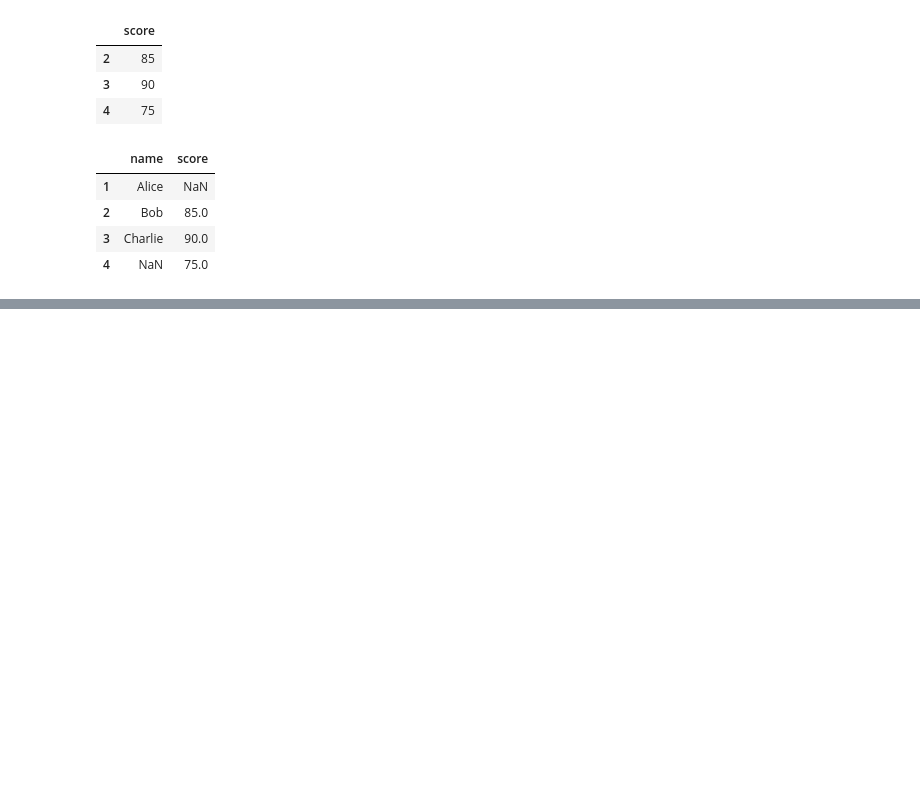
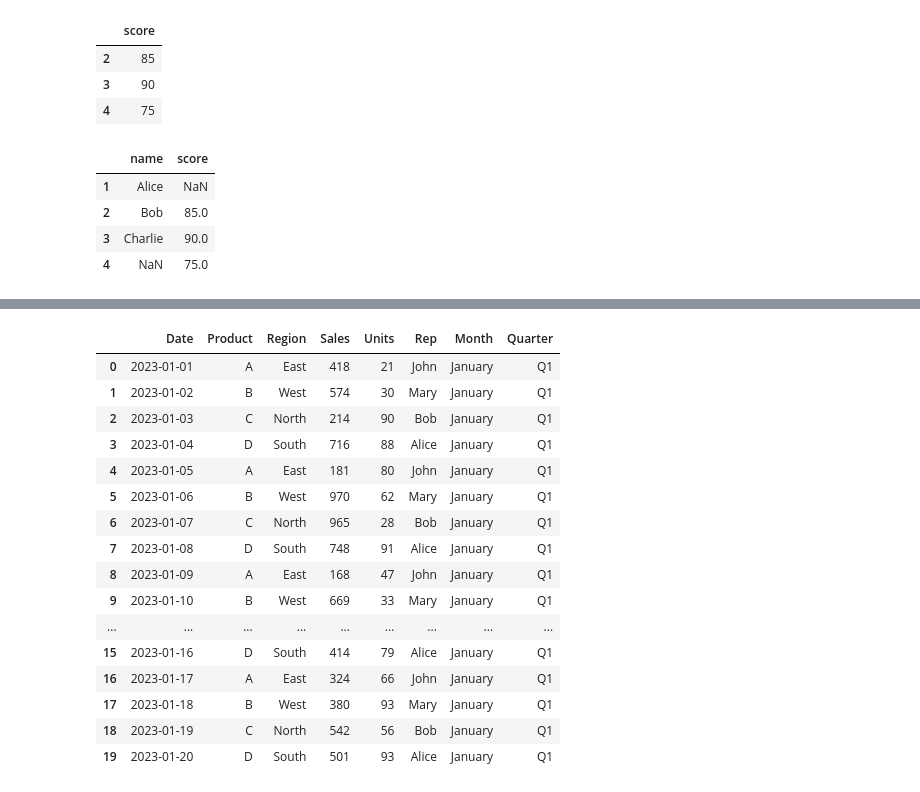
Before and after one commit to Sandeep4118/colab-project, a Jupyter notebook: pandas.ipynb, the cells around one changed output, grey strips where cells are left out. Drawn from its saved outputs; the diff is of its cells as text; code cells hidden in the pictures; blank space fills up the shorter version.

```diff
--- a/pandas.ipynb
+++ b/pandas.ipynb
@@ -547,0 +634,35 @@ df1.join(df2,how='outer')
+# %%
+data = {
+    'Date': pd.date_range('2023-01-01', periods=20),
+    'Product': ['A', 'B', 'C', 'D'] * 5,
+    'Region': ['East', 'West', 'North', 'South', 'East', 'West', 'North', 'South', 'East', 'West',
+               'North', 'South', 'East', 'West', 'North', 'South', 'East', 'West', 'North', 'South'],
+    'Sales': np.random.randint(100, 1000, 20),
+    'Units': np.random.randint(10, 100, 20),
+    'Rep': ['John', 'Mary', 'Bob', 'Alice', 'John', 'Mary', 'Bob', 'Alice', 'John', 'Mary',
+            'Bob', 'Alice', 'John', 'Mary', 'Bob', 'Alice', 'John', 'Mary', 'Bob', 'Alice']
+}
+
+df = pd.DataFrame(data)
+
+df['Month'] = df['Date'].dt.month_name()
+df['Quarter'] = 'Q' + df['Date'].dt.quarter.astype(str)
+df
+# %% [output]
+|  | Date | Product | Region | Sales | Units | Rep | Month | Quarter |
+| 0 | 2023-01-01 | A | East | 418 | 21 | John | January | Q1 |
+| 1 | 2023-01-02 | B | West | 574 | 30 | Mary | January | Q1 |
+| 2 | 2023-01-03 | C | North | 214 | 90 | Bob | January | Q1 |
+| 3 | 2023-01-04 | D | South | 716 | 88 | Alice | January | Q1 |
+| 4 | 2023-01-05 | A | East | 181 | 80 | John | January | Q1 |
+| 5 | 2023-01-06 | B | West | 970 | 62 | Mary | January | Q1 |
+| 6 | 2023-01-07 | C | North | 965 | 28 | Bob | January | Q1 |
+| 7 | 2023-01-08 | D | South | 748 | 91 | Alice | January | Q1 |
+| 8 | 2023-01-09 | A | East | 168 | 47 | John | January | Q1 |
+| 9 | 2023-01-10 | B | West | 669 | 33 | Mary | January | Q1 |
+| ... | ... | ... | ... | ... | ... | ... | ... | ... |
+| 15 | 2023-01-16 | D | South | 414 | 79 | Alice | January | Q1 |
+| 16 | 2023-01-17 | A | East | 324 | 66 | John | January | Q1 |
+| 17 | 2023-01-18 | B | West | 380 | 93 | Mary | January | Q1 |
+| 18 | 2023-01-19 | C | North | 542 | 56 | Bob | January | Q1 |
+| 19 | 2023-01-20 | D | South | 501 | 93 | Alice | January | Q1 |
```
Also changed, not shown: parts of 32 cells of this notebook.
